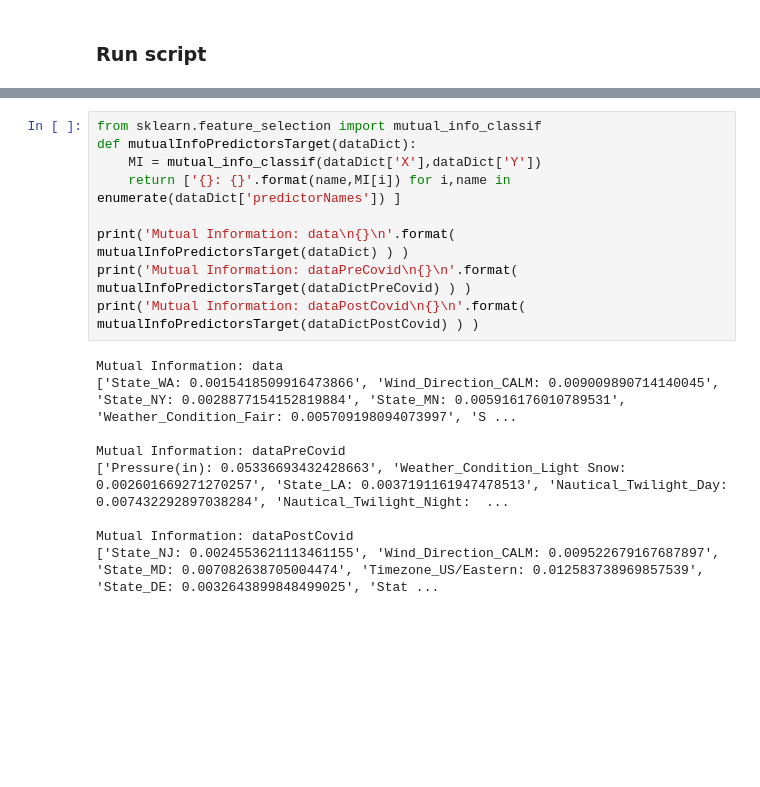
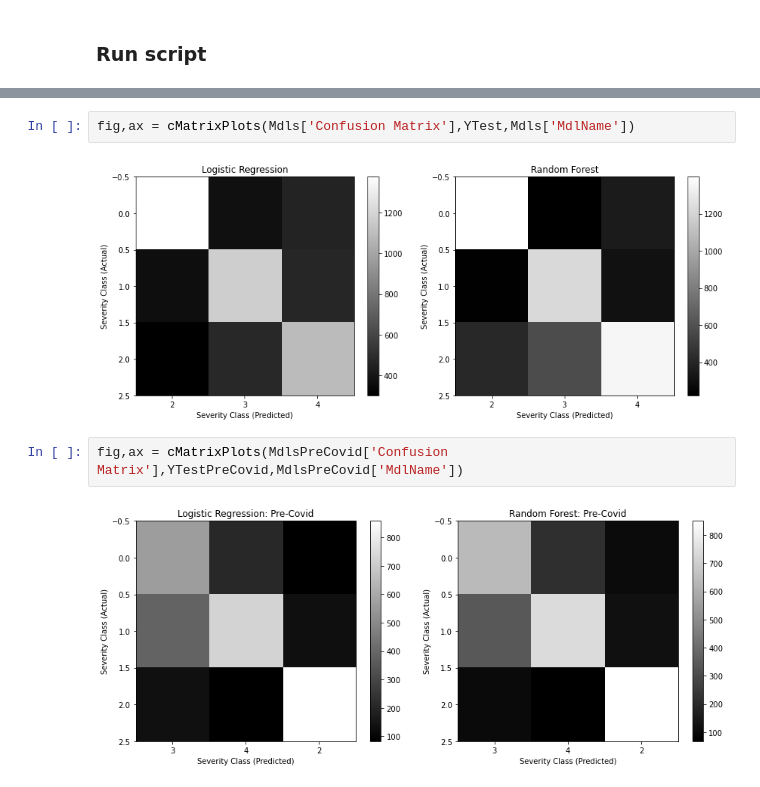
Before and after one commit to YuvrajSinghAutomotive/transportation-covid-impact, a Jupyter notebook: yuvraj.ipynb, the cells around one changed output, grey strips where cells are left out. Cells and saved outputs as stored; diff of their text form; blank space fills up the shorter version.

```diff
--- a/yuvraj.ipynb
+++ b/yuvraj.ipynb
@@ -177,18 +81,8 @@ dir(fcn)
-# %%
-from sklearn.feature_selection import mutual_info_classif
-def mutualInfoPredictorsTarget(dataDict):
-    MI = mutual_info_classif(dataDict['X'],dataDict['Y'])
-    return ['{}: {}'.format(name,MI[i]) for i,name in enumerate(dataDict['predictorNames']) ]
-
-print('Mutual Information: data\n{}\n'.format( mutualInfoPredictorsTarget(dataDict) ) )
-print('Mutual Information: dataPreCovid\n{}\n'.format( mutualInfoPredictorsTarget(dataDictPreCovid) ) )
-print('Mutual Information: dataPostCovid\n{}\n'.format( mutualInfoPredictorsTarget(dataDictPostCovid) ) )
-# %% [output]
-Mutual Information: data
-['State_WA: 0.0015418509916473866', 'Wind_Direction_CALM: 0.009009890714140045', 'State_NY: 0.0028877154152819884', 'State_MN: 0.005916176010789531', 'Weather_Condition_Fair: 0.005709198094073997', 'S ...
-
-Mutual Information: dataPreCovid
-['Pressure(in): 0.05336693432428663', 'Weather_Condition_Light Snow: 0.002601669271270257', 'State_LA: 0.0037191161947478513', 'Nautical_Twilight_Day: 0.007432292897038284', 'Nautical_Twilight_Night:  ...
-
-Mutual Information: dataPostCovid
-['State_NJ: 0.0024553621113461155', 'Wind_Direction_CALM: 0.009522679167687897', 'State_MD: 0.007082638705004474', 'Timezone_US/Eastern: 0.012583738969857539', 'State_DE: 0.0032643899848499025', 'Stat ...
+# %%
+fig,ax = cMatrixPlots(Mdls['Confusion Matrix'],YTest,Mdls['MdlName'])
+# %% [output]
+[figure, added]
+# %%
+fig,ax = cMatrixPlots(MdlsPreCovid['Confusion Matrix'],YTestPreCovid,MdlsPreCovid['MdlName'])
+# %% [output]
+[figure, added]
```
Also changed, not shown: parts of 16 cells of this notebook, 2 other files.
